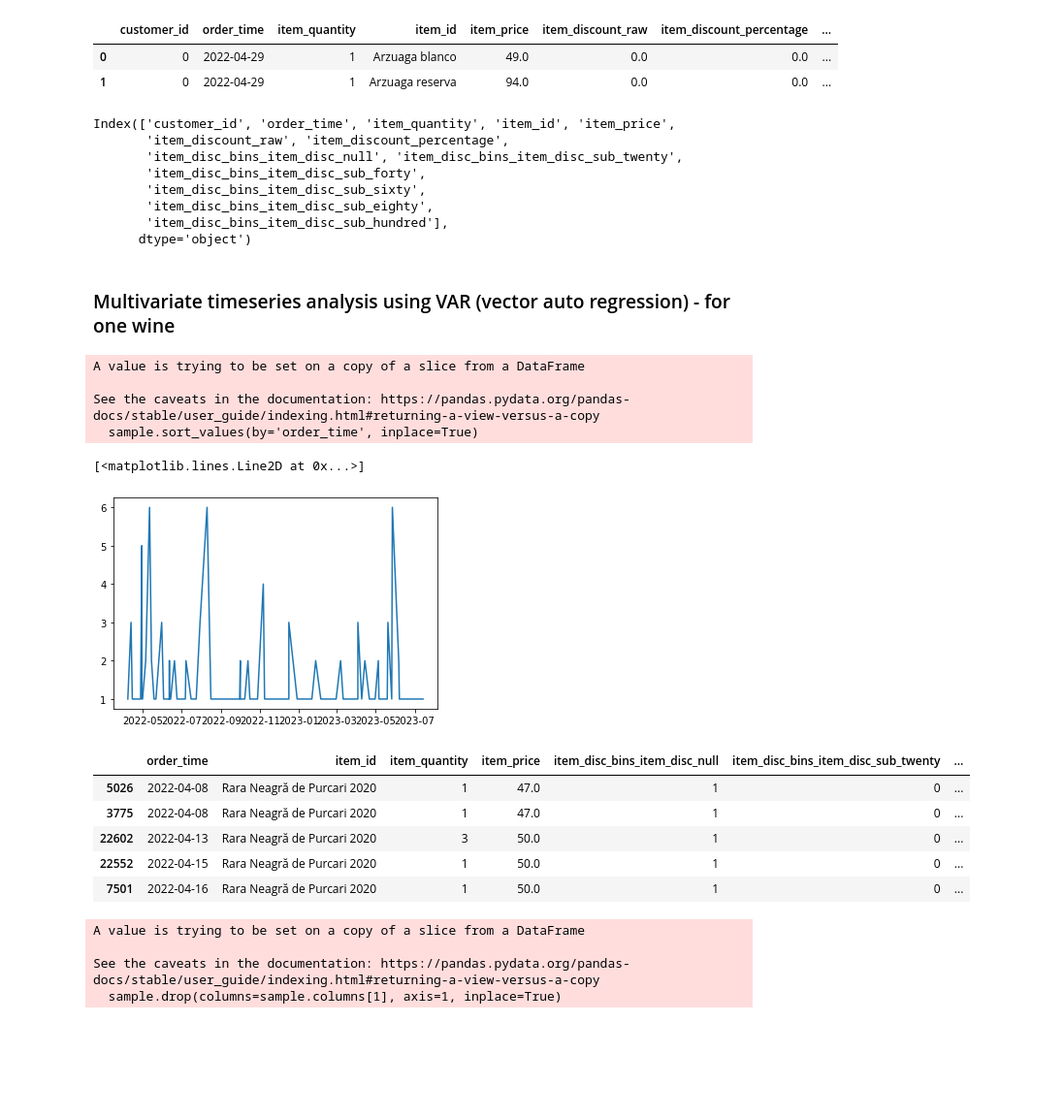
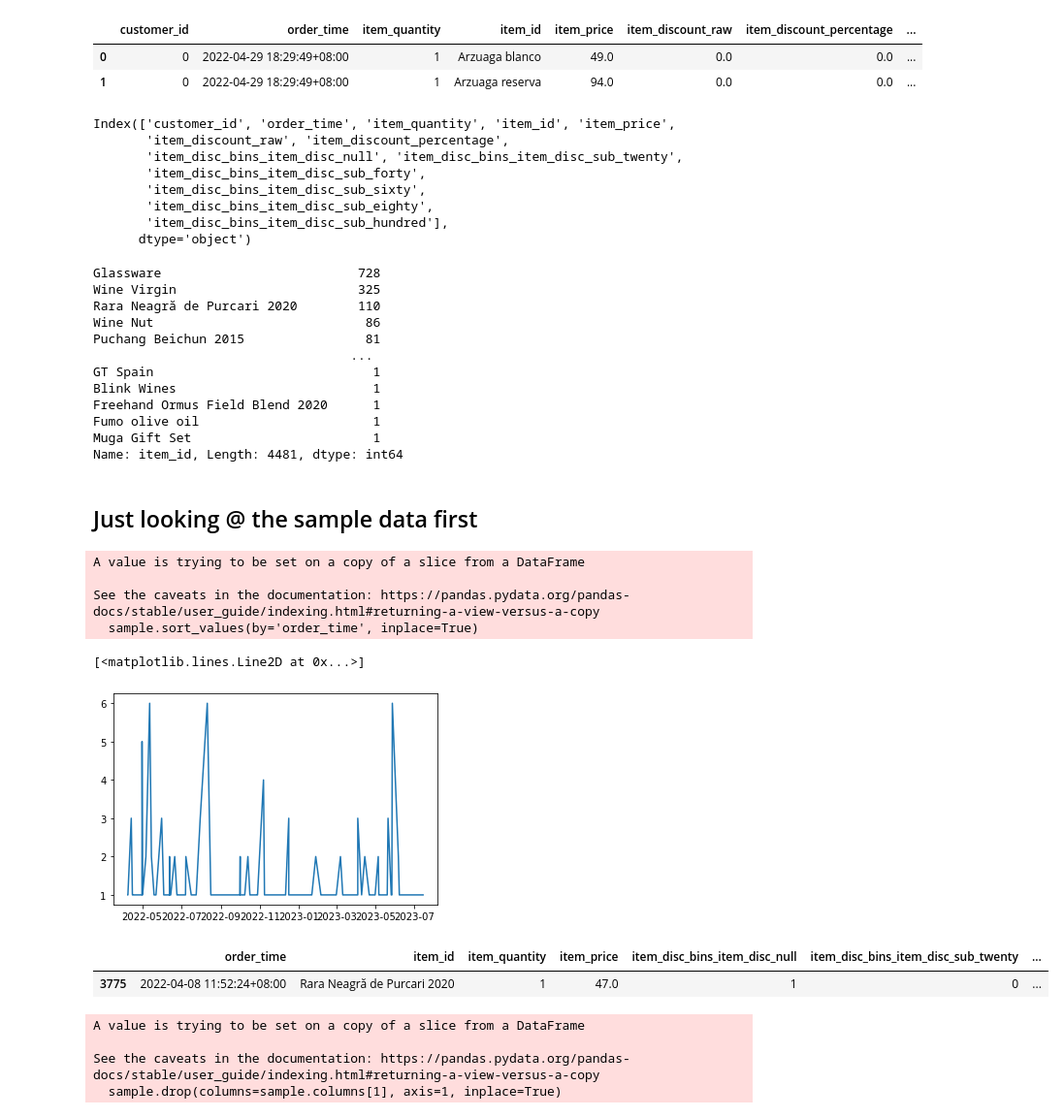
Before and after one commit to kevanoktavio/CloudWine_DemandPrediction, a Jupyter notebook: development/notebooks/cara_model.ipynb, the cells around one changed output. Shown at 97% size. Saved outputs shown, nothing was run; the diff lists cells and outputs as text; code cells hidden in the pictures; blank space fills up the shorter version.

```diff
--- a/development/notebooks/cara_model.ipynb
+++ b/development/notebooks/cara_model.ipynb
@@ -33,12 +30,12 @@ dtype: object
 # remove time from datetime so we can groupby later
 
 df.drop(columns=df.columns[0], axis=1, inplace=True)
-df['order_time'] = pd.to_datetime(df['order_time']).dt.date
+df['order_time'] = pd.to_datetime(df['order_time'])
 df.head(2)
 # %% [output]
 |  | customer_id | order_time | item_quantity | item_id | item_price | item_discount_raw | item_discount_percentage | ... |
-| 0 | 0 | 2022-04-29 | 1 | Arzuaga blanco | 49.0 | 0.0 | 0.0 | ... |
-| 1 | 0 | 2022-04-29 | 1 | Arzuaga reserva | 94.0 | 0.0 | 0.0 | ... |
+| 0 | 0 | 2022-04-29 18:29:49+08:00 | 1 | Arzuaga blanco | 49.0 | 0.0 | 0.0 | ... |
+| 1 | 0 | 2022-04-29 18:29:49+08:00 | 1 | Arzuaga reserva | 94.0 | 0.0 | 0.0 | ... |
 # %%
 df.columns
 # %% [output]
@@ -62,6 +59,16 @@ grouped = df[['order_time', 'item_id', 'item_quantity', 'item_price',
 groupedbyitem = grouped.groupby('item_id', group_keys=True).apply(lambda x:x)
 # %%
 groupedbyitem['item_id'].value_counts()
-sample = groupedbyitem[groupedbyitem['item_id']=='Rara Neagră de Purcari 2020']
+# %% [output]
+Glassware                          728
+Wine Virgin                        325
+Rara Neagră de Purcari 2020        110
+Wine Nut                            86
+Puchang Beichun 2015                81
+                                  ...
+GT Spain                             1
+Blink Wines                          1
+Freehand Ormus Field Blend 2020      1
+Fumo olive oil                       1
+Muga Gift Set                        1
+Name: item_id, Length: 4481, dtype: int64
-# %% [markdown]
-### Multivariate timeseries analysis using VAR (vector auto regression) - for one wine
@@ -68,3 +77,5 @@ sample = groupedbyitem[groupedbyitem['item_id']=='Rara Neagră de Purcari 2020']
+# %% [markdown]
+## Just looking @ the sample data first
 # %%
 sample.sort_values(by='order_time', inplace=True)
 # %% [output]
@@ -79,16 +90,12 @@ y = sample['item_quantity']
 plt.plot(x,y)
 # %% [output]
 [<matplotlib.lines.Line2D at 0x...>]
-[figure, old version]
+[figure, new version]
 # %%
-sample.head(5)
+sample.head(1)
 # %% [output]
 |  | order_time | item_id | item_quantity | item_price | item_disc_bins_item_disc_null | item_disc_bins_item_disc_sub_twenty | ... |
-| 5026 | 2022-04-08 | Rara Neagră de Purcari 2020 | 1 | 47.0 | 1 | 0 | ... |
-| 3775 | 2022-04-08 | Rara Neagră de Purcari 2020 | 1 | 47.0 | 1 | 0 | ... |
-| 22602 | 2022-04-13 | Rara Neagră de Purcari 2020 | 3 | 50.0 | 1 | 0 | ... |
-| 22552 | 2022-04-15 | Rara Neagră de Purcari 2020 | 1 | 50.0 | 1 | 0 | ... |
-| 7501 | 2022-04-16 | Rara Neagră de Purcari 2020 | 1 | 50.0 | 1 | 0 | ... |
+| 3775 | 2022-04-08 11:52:24+08:00 | Rara Neagră de Purcari 2020 | 1 | 47.0 | 1 | 0 | ... |
 # %%
 # remove the item name
 sample.drop(columns=sample.columns[1], axis=1, inplace=True)
```
Also changed, not shown: parts of 19 cells of this notebook.
